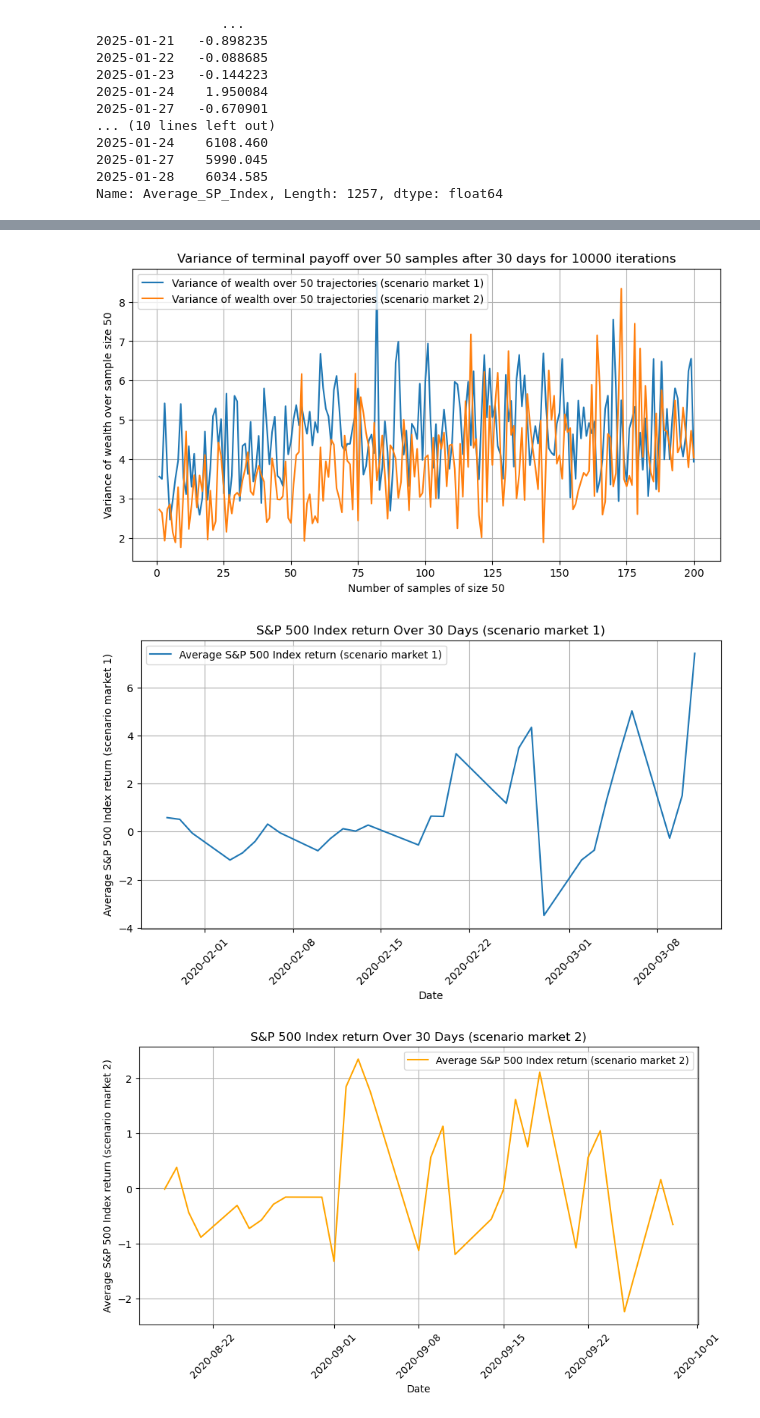
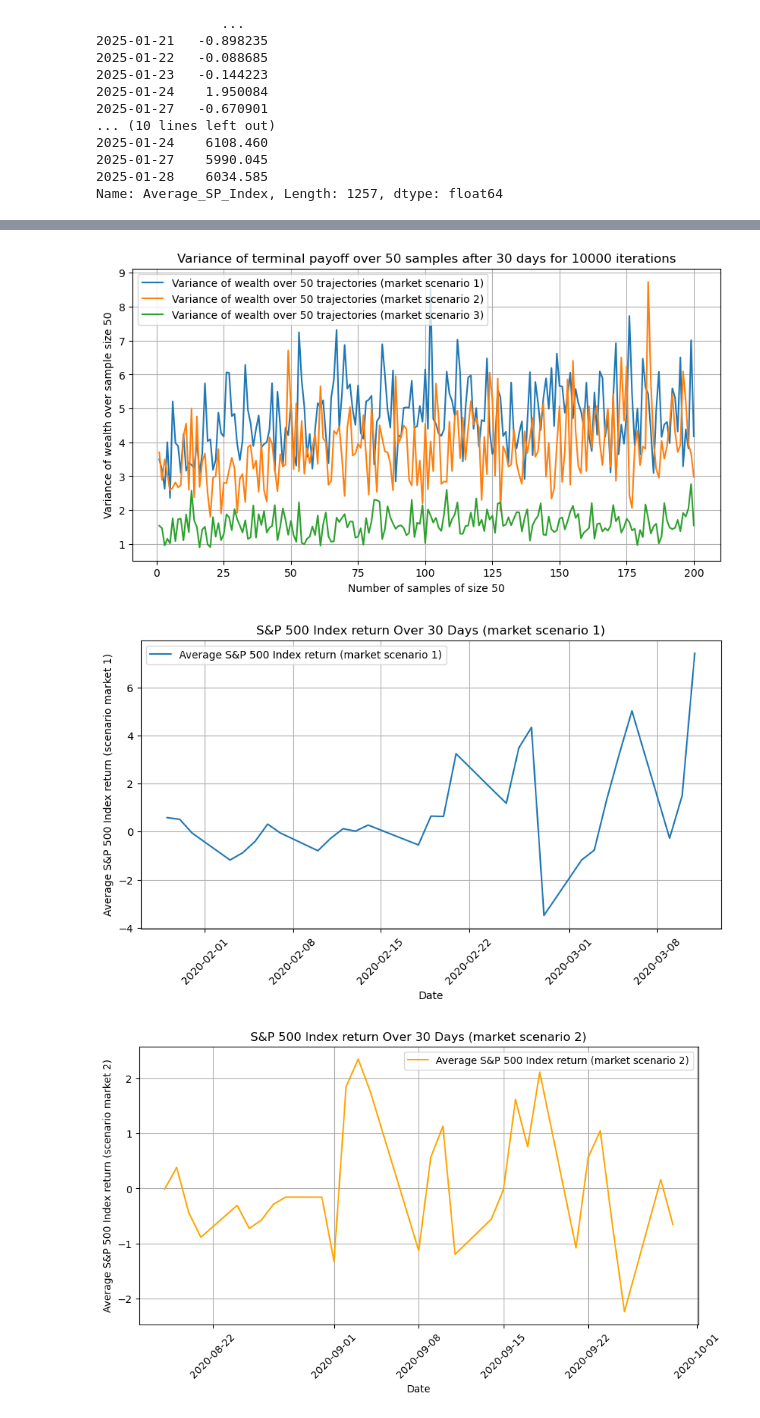
Before and after one commit to oscar10-wq/RL-Mathfin, a Jupyter notebook: RL_algorithm.ipynb, the cells around one changed output, grey strips where cells are left out. Drawn from its saved outputs; the diff is of its cells as text; code cells hidden in the pictures.

Commit message:
modified plots to include 3 market scenarios

```diff
--- a/RL_algorithm.ipynb
+++ b/RL_algorithm.ipynb
@@ -51,8 +51,8 @@ Datum
 2025-01-28    6034.585
 Name: Average_SP_Index, Length: 1257, dtype: float64
 # %%
-t = 0
-T = 900
+t = 450
+T = 490
 market_plot = market[t:T]
 market_return_plot = market_returns[t:T]
 
@@ -324,7 +320,7 @@ print("w:", w)
 #Market Scenario 2
 
 # Hyperparameter tunning ----------------------------------------------------------
-learning_rates = (0.05, 0.0000005, 0.0000005)  # (alpha, eta_gamma, eta_phi)
+learning_rates = (0.05, 0.0000005, 0.0000005)   # (alpha, eta_gamma, eta_phi)
 exploration_rate = 3 #lambda
 num_iterations = 10000
 sample_average_size = 50
@@ -353,6 +349,41 @@ print("Gamma:", gamma)
 print("Phi:", phi)
 print("w:", w)
 
+
+#Market Scenario 3
+
+#Tuning hyperparameters
+
+# Hyperparameter tunning ----------------------------------------------------------
+learning_rates = (0.05, 0.0000005, 0.0000005)   # (alpha, eta_gamma, eta_phi)
+exploration_rate = 3 #lambda
+num_iterations = 10000
+sample_average_size = 50
+
+
+#Market and Target parameters
+initial_wealth = 0.7
+target_payoff = 0.85
+investment_horizon = 1
+discretization_dt = 1/30 #number of days
+interest_rate = 0.02
+t = 450
+T = 490
+market_return_plot_3 = market_returns[t:T]
+
+gamma, phi, w, payoff_mean_3, pay_off_mean_non_agg_3, variance_off_sample_3 = emv_portfolio_selection(
+    market_return_plot_3, learning_rates, initial_wealth, target_payoff,
+    investment_horizon, discretization_dt, exploration_rate,
+    num_iterations, sample_average_size, interest_rate
+)
+
+
+print("For Market Scenario 3")
+print("Final Parameters:")
+print("Gamma:", gamma)
+print("Phi:", phi)
+print("w:", w)
+
 #--------------------------------------------Aggregated mean over the sample_average_size------------------------------------------------------------#
 #PLOT Mean payoff
 
@@ -360,8 +391,10 @@ num_trajectories = list(range(1, len(payoff_mean_1) + 1))  # X-axis: trajectory
 
 plt.figure(figsize=(10, 5))
 
-plt.plot(num_trajectories, payoff_mean_1, linestyle='-', label=f'Aggregated Mean Wealth over {sample_average_size} trajectories (scenario market 1)')
-plt.plot(num_trajectories, payoff_mean_2, linestyle='-', label=f'Aggregated Mean Wealth over {sample_average_size} trajectories (scenario market 2)')
+plt.plot(num_trajectories, payoff_mean_1, linestyle='-', label=f'Aggregated Mean Wealth over {sample_average_size} trajectories (market scenario 1)')
+plt.plot(num_trajectories, payoff_mean_2, linestyle='-', label=f'Aggregated Mean Wealth over {sample_average_size} trajectories (market scenario 2)')
+plt.plot(num_trajectories, payoff_mean_3, linestyle='-', label=f'Aggregated Mean Wealth over {sample_average_size} trajectories (market scenario 3)')
+
 
 
 plt.xlabel(f"Number of samples of size  {int(sample_average_size)}")
@@ -377,8 +410,10 @@ num_trajectories = list(range(1, len(pay_off_mean_non_agg_1) + 1))  # X-axis: tr
 
 plt.figure(figsize=(10, 5))
 
-plt.plot(num_trajectories, pay_off_mean_non_agg_1, linestyle='-', label=f'Mean Wealth over {sample_average_size} trajectorie (scenario market 1)')
-plt.plot(num_trajectories, pay_off_mean_non_agg_2, linestyle='-', label=f'Mean Wealth over {sample_average_size} trajectorie (scenario market 2)')
+plt.plot(num_trajectories, pay_off_mean_non_agg_1, linestyle='-', label=f'Mean Wealth over {sample_average_size} trajectorie (market scenario 1)')
+plt.plot(num_trajectories, pay_off_mean_non_agg_2, linestyle='-', label=f'Mean Wealth over {sample_average_size} trajectorie (market scenario 2)')
+plt.plot(num_trajectories, pay_off_mean_non_agg_3, linestyle='-', label=f'Mean Wealth over {sample_average_size} trajectorie (market scenario 3)')
+
 
 plt.axhline(y=target_payoff, color='r', linestyle='--', label=f'Target Return (z={target_payoff})')
 
@@ -397,8 +432,10 @@ num_trajectories_bull = list(range(1, len(variance_off_sample_2) + 1))
 
 plt.figure(figsize=(10, 5))
 
-plt.plot(num_trajectories_bear, variance_off_sample_1, linestyle='-', label=f'Variance of wealth over {sample_average_size} trajectories (scenario market 1)')
-plt.plot(num_trajectories_bull, variance_off_sample_2, linestyle='-', label=f'Variance of wealth over {sample_average_size} trajectories (scenario market 2)')
+plt.plot(num_trajectories_bear, variance_off_sample_1, linestyle='-', label=f'Variance of wealth over {sample_average_size} trajectories (market scenario 1)')
+plt.plot(num_trajectories_bull, variance_off_sample_2, linestyle='-', label=f'Variance of wealth over {sample_average_size} trajectories (market scenario 2)')
+plt.plot(num_trajectories_bull, variance_off_sample_3, linestyle='-', label=f'Variance of wealth over {sample_average_size} trajectories (market scenario 3)')
+
 
 
 plt.xlabel(f"Number of samples of size {int(sample_average_size)}")
@@ -416,12 +453,12 @@ market_av_30 = market_return_plot_1[:int(1/discretization_dt)]
 
 # Plot
 plt.figure(figsize=(10, 5))
-plt.plot(market_av_30.index, market_av_30.values, linestyle='-', label="Average S&P 500 Index return (scenario market 1)")
+plt.plot(market_av_30.index, market_av_30.values, linestyle='-', label="Average S&P 500 Index return (market scenario 1)")
 
 # Formatting
 plt.xlabel("Date")
 plt.ylabel("Average S&P 500 Index return (scenario market 1)")
-plt.title(f"S&P 500 Index return Over {int(1/discretization_dt)} Days (scenario market 1)")
+plt.title(f"S&P 500 Index return Over {int(1/discretization_dt)} Days (market scenario 1)")
 plt.xticks(rotation=45)  # Rotate dates for readability
 plt.grid(True)
 plt.legend()
@@ -432,16 +469,32 @@ market_av_30 = market_return_plot_2[:int(1/discretization_dt)]
 
 # Plot
 plt.figure(figsize=(10, 5))
-plt.plot(market_av_30.index, market_av_30.values, linestyle='-', label="Average S&P 500 Index return (scenario market 2)", color = "orange")
+plt.plot(market_av_30.index, market_av_30.values, linestyle='-', label="Average S&P 500 Index return (market scenario 2)", color = "orange")
 
 # Formatting
 plt.xlabel("Date")
 plt.ylabel("Average S&P 500 Index return (scenario market 2)")
-plt.title(f"S&P 500 Index return Over {int(1/discretization_dt)} Days (scenario market 2)")
+plt.title(f"S&P 500 Index return Over {int(1/discretization_dt)} Days (market scenario 2)")
 plt.xticks(rotation=45)  # Rotate dates for readability
 plt.grid(True)
 plt.legend()
 plt.show()
+
+#Market scenario 3
+market_av_30 = market_return_plot_3[:int(1/discretization_dt)]
+
+# Plot
+plt.figure(figsize=(10, 5))
+plt.plot(market_av_30.index, market_av_30.values, linestyle='-', label="Average S&P 500 Index return (market scenario 3)", color = "green")
+
+# Formatting
+plt.xlabel("Date")
+plt.ylabel("Average S&P 500 Index return (market scenario 3)")
+plt.title(f"S&P 500 Index return Over {int(1/discretization_dt)} Days (market scenario 3)")
+plt.xticks(rotation=45)  # Rotate dates for readability
+plt.grid(True)
+plt.legend()
+plt.show()
 # %% [output]
 Initial values:
 w = 0.7
@@ -466,3 +518,3 @@ w: 1.3297408325247577
-[figure, old version]
+[figure, new version]
 [figure]
 [figure]
```
Also changed, not shown: parts of 4 cells of this notebook.
